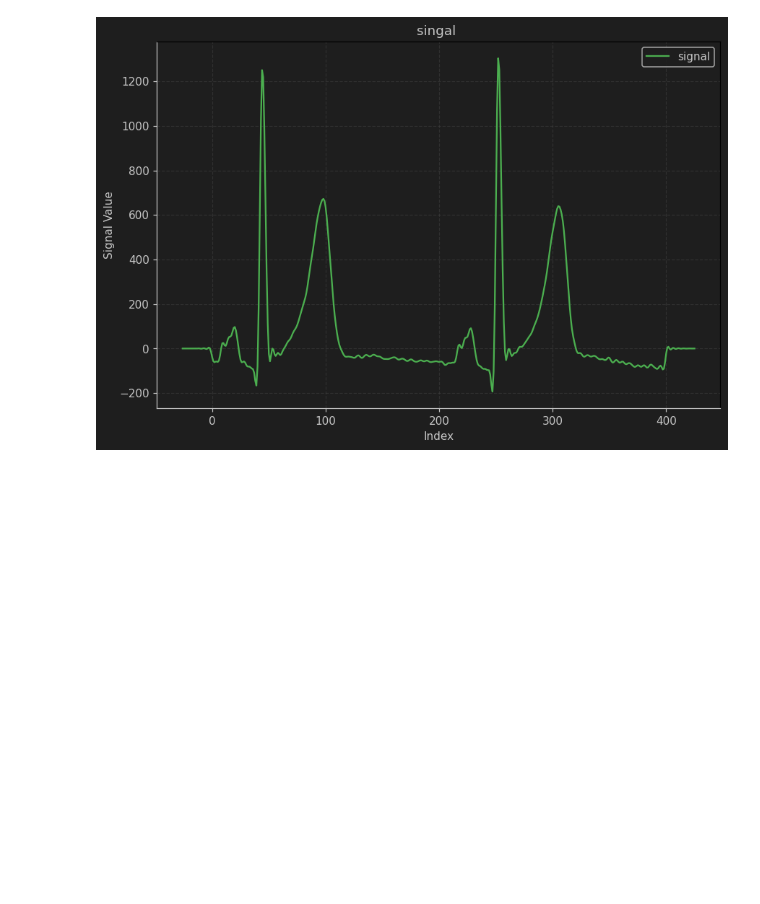
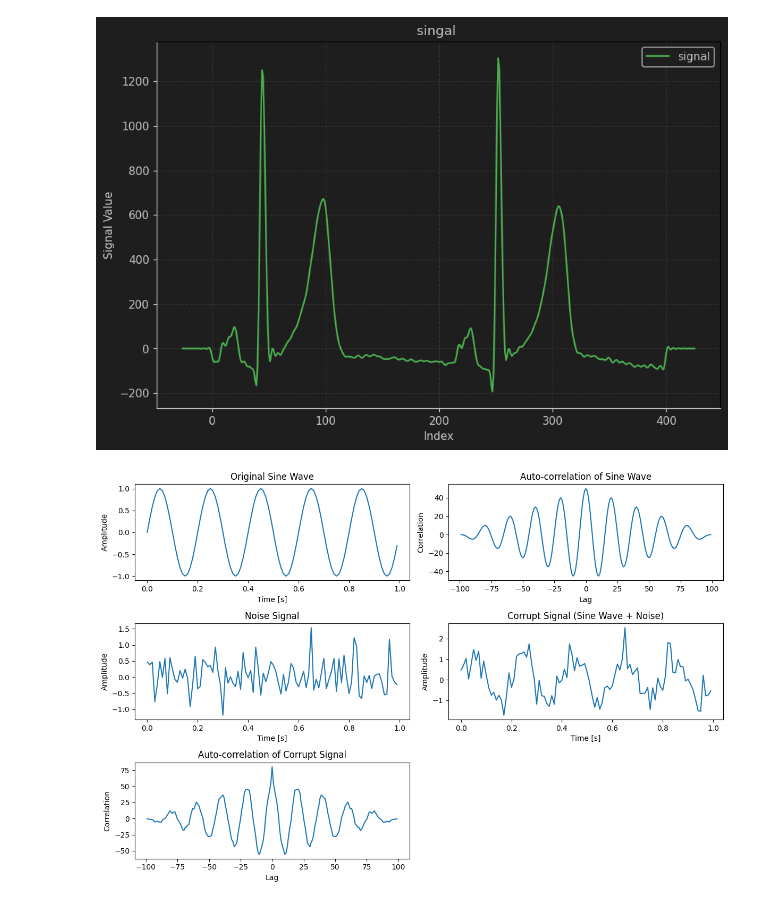
Before and after one commit to Yousef-116/DSP-Tasks, a Jupyter notebook: Signals/dsp_task.ipynb, the cells around one changed output. Drawn from its saved outputs; the diff is of its cells as text; code cells hidden in the pictures; blank space fills up the shorter version.

```diff
--- a/Signals/dsp_task.ipynb
+++ b/Signals/dsp_task.ipynb
@@ -1771,3 +1771,73 @@ Test case failed, your signal have different values from the expected one i : 2
 [figure]
 [figure]
 [figure]
+# %%
+import numpy as np
+import matplotlib.pyplot as plt
+
+# Parameters
+amplitude = 1.0
+frequency = 5  # Hz
+num_samples = 100
+sampling_rate = 100  # Hz
+
+# Time axis
+t = np.linspace(0, 1, num_samples, endpoint=False)
+
+# Generate sine wave signal
+sine_wave = amplitude * np.sin(2 * np.pi * frequency * t)
+
+# Auto-correlation of sine wave
+autocorr_sine = np.correlate(sine_wave, sine_wave, mode='full')
+
+# Generate AWGN (Additive White Gaussian Noise)
+noise = np.random.normal(0, 0.5, num_samples)
+
+# Corrupt signal: sine wave + noise
+corrupt_signal = sine_wave + noise
+
+# Auto-correlation of corrupt signal
+autocorr_corrupt = np.correlate(corrupt_signal, corrupt_signal, mode='full')
+
+# Plot results
+plt.figure(figsize=(12, 8))
+
+# Original sine wave
+plt.subplot(3, 2, 1)
+plt.plot(t, sine_wave)
+plt.title("Original Sine Wave")
+plt.xlabel("Time [s]")
+plt.ylabel("Amplitude")
+
+# Auto-correlation of sine wave
+plt.subplot(3, 2, 2)
+plt.plot(np.arange(-num_samples + 1, num_samples), autocorr_sine)
+plt.title("Auto-correlation of Sine Wave")
+plt.xlabel("Lag")
+plt.ylabel("Correlation")
+
+# Noise
+plt.subplot(3, 2, 3)
+plt.plot(t, noise)
+plt.title("Noise Signal")
+plt.xlabel("Time [s]")
+plt.ylabel("Amplitude")
+
+# Corrupt signal
+plt.subplot(3, 2, 4)
+plt.plot(t, corrupt_signal)
+plt.title("Corrupt Signal (Sine Wave + Noise)")
+plt.xlabel("Time [s]")
+plt.ylabel("Amplitude")
+
+# Auto-correlation of corrupt signal
+plt.subplot(3, 2, 5)
+plt.plot(np.arange(-num_samples + 1, num_samples), autocorr_corrupt)
+plt.title("Auto-correlation of Corrupt Signal")
+plt.xlabel("Lag")
+plt.ylabel("Correlation")
+
+plt.tight_layout()
+plt.show()
+# %% [output]
+[figure, added]
```
